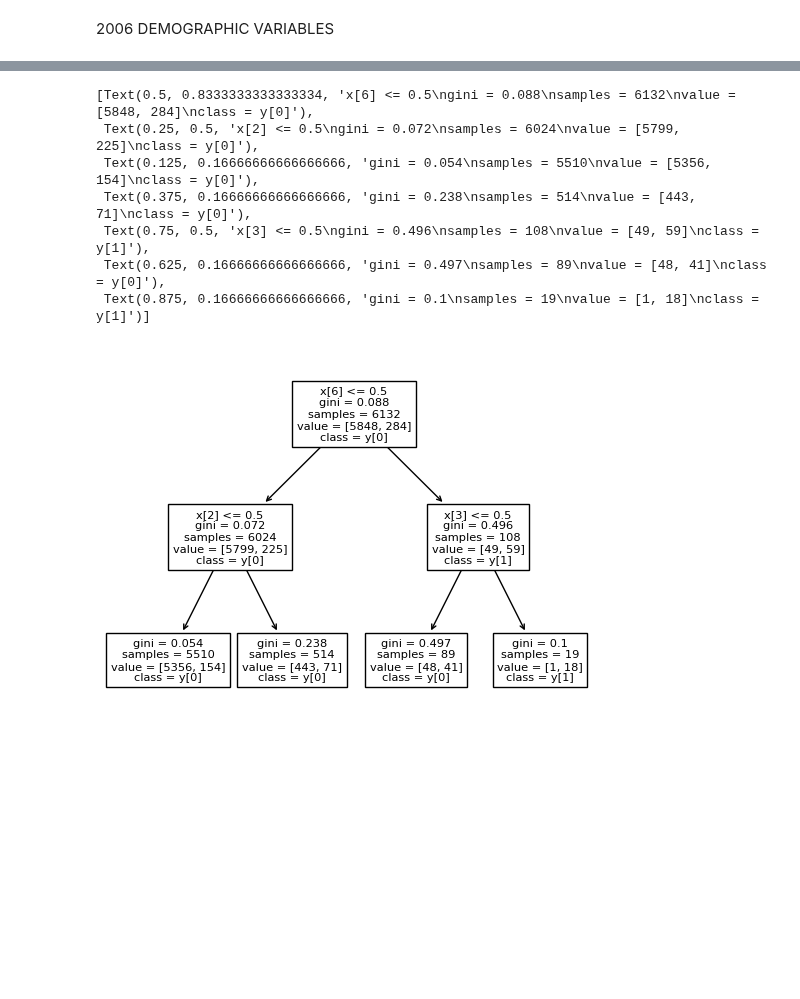
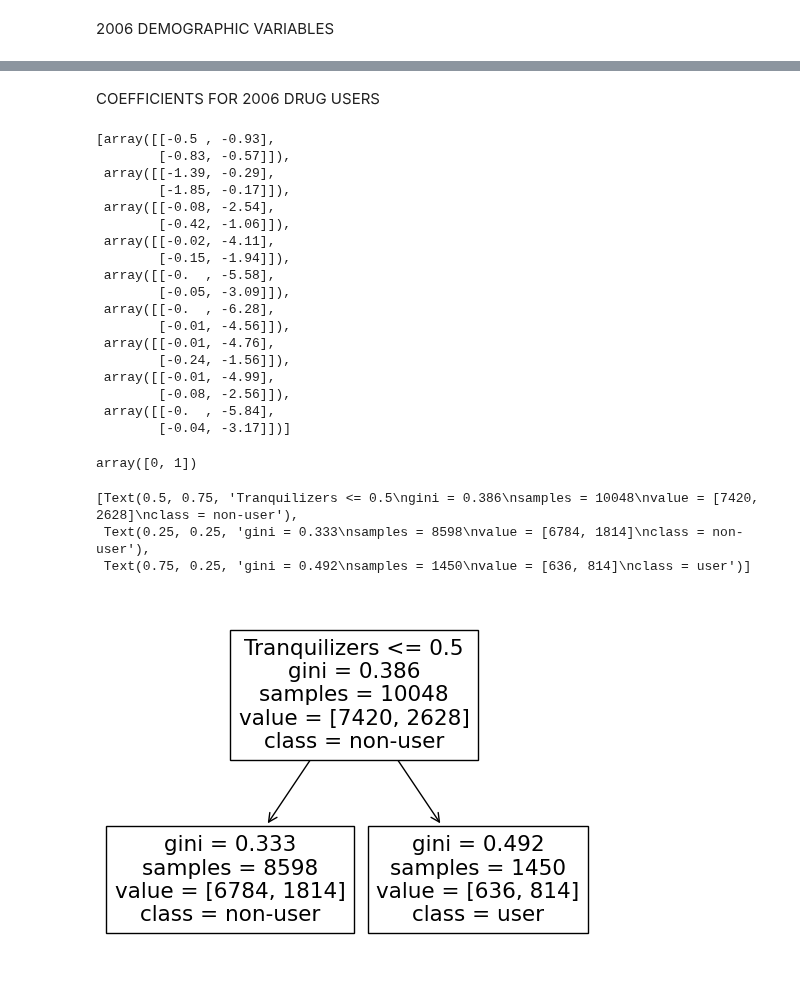
Before and after one commit to HotelTango314/dsa5900, a Jupyter notebook: NSDUH_Explore.ipynb, the cells around one changed output, grey strips where cells are left out. Drawn from its saved outputs; the diff is of its cells as text; code cells hidden in the pictures; blank space fills up the shorter version.

```diff
--- a/NSDUH_Explore.ipynb
+++ b/NSDUH_Explore.ipynb
@@ -767,0 +768,12 @@ dm_tw1_X['HEALTH2'] = dm_tw1_X_values[4]
+# %%
+du_six_X = du_six_X.astype('category')
+du_six_y = du_six_y.astype('category')
+
+dm_six_X = dm_six_X.astype('category')
+dm_six_y = dm_six_y.astype('category')
+
+du_tw1_X = du_tw1_X.astype('category')
+du_tw1_y = du_tw1_y.astype('category')
+
+dm_tw1_X = dm_tw1_X.astype('category')
+dm_tw1_y = dm_tw1_y.astype('category')
@@ -792,23 +823,24 @@ SETTING UP HYPERPARAMETER TUNING AND CROSS VALIDATION
 # %%
 #DECISION TREES
 #------------------------
-tree_parameters = {'criterion':('gini','entropy','log_loss'),
-                   'max_depth':[x for x in range(1,11)],
-                   'max_features':[None,'sqrt','log2']}
+tree_parameters = { #'ccp_alpha':[0,.001,.002,.003,.004,.005,.010,.015,.020,.025,.030,.035],
+                  'max_depth':[None,1,3,5,10,15],
+                  'min_samples_leaf':[1,5,10,15,20]
+                  }
 dtree = tree.DecisionTreeClassifier()
 tree_hpt = GridSearchCV(dtree,tree_parameters,scoring=('f1'))
 
 #BAYES CLASSIFIER
 #------------------------
-bayes_parameters = {'alpha':[0,.01,.02,.03,.04,.05,.06,.07,.08,.09,1.0]
+bayes_parameters = {'fit_prior':[True,False]
                    }
-bayes = MultinomialNB(force_alpha=True)
+bayes = CategoricalNB()
 bayes_hpt = GridSearchCV(bayes,bayes_parameters,scoring=('f1'))
 
 #LOGISTIC REGRESSION
 #------------------------
-logit_parameters = {'solver':['lbfgs','liblinear'],
-                    'C':[1,10,20,50]}
+logit_parameters = {#'solver':['lbfgs','liblinear'],
+                    'tol':[.0001,.001,.01,.1]}
 logit = LogisticRegression()
 logit_hpt = GridSearchCV(logit,logit_parameters,scoring=('f1'))
 # %%
@@ -1032,10 +1039,13 @@ RocCurveDisplay.from_estimator(dm_six_logit_final,dm_six_testX,dm_six_testy)
 # %%
 #2021 Drug Use dtree
-du_tw1_tree_final = tree.DecisionTreeClassifier(criterion='gini',max_depth=1,max_features=None)
+du_tw1_tree_final = tree.DecisionTreeClassifier(max_depth=1)
+#du_tw1_tree_final = tree.DecisionTreeClassifier()
 du_tw1_tree_final.fit(du_tw1_trainX,du_tw1_trainy)
 du_tw1_tree_predy = du_tw1_tree_final.predict(du_tw1_testX)
 
+du_tw1_tree_cf = confusion_matrix(du_tw1_testy,du_tw1_tree_predy)
 du_tw1_tree_f1 = f1_score(du_tw1_testy,du_tw1_tree_predy)
 
+print(du_tw1_tree_cf)
 print(f"f1_score: {np.round(du_tw1_tree_f1,4)}")
 # %% [output]
@@ -1144,0 +1163,27 @@ recall_score(du_six_testy,du_six_testy_pred)
+# %% [markdown]
+COEFFICIENTS FOR 2006 DRUG USERS
+# %%
+du_six_bayes_final.feature_log_prob_
+# %% [output]
+[array([[-0.5 , -0.93],
+        [-0.83, -0.57]]),
+ array([[-1.39, -0.29],
+        [-1.85, -0.17]]),
+ array([[-0.08, -2.54],
+        [-0.42, -1.06]]),
+ array([[-0.02, -4.11],
+        [-0.15, -1.94]]),
+ array([[-0.  , -5.58],
+        [-0.05, -3.09]]),
+ array([[-0.  , -6.28],
+        [-0.01, -4.56]]),
+ array([[-0.01, -4.76],
+        [-0.24, -1.56]]),
+ array([[-0.01, -4.99],
+        [-0.08, -2.56]]),
+ array([[-0.  , -5.84],
+        [-0.04, -3.17]])]
+# %%
+du_six_bayes_final.classes_
+# %% [output]
+array([0, 1])
@@ -1145,11 +1197,9 @@ recall_score(du_six_testy,du_six_testy_pred)
 # %%
-tree.plot_tree(clf,class_names=True)
+tree.plot_tree(du_tw1_tree_final,
+               class_names=['non-user','user'],
+              feature_names=['Tobacco','Alcohol','Marijuana','Cocaine','Hallucinogens','Inhalants','Tranquilizers','Stimulants','Sedatives'])
 # %% [output]
-[Text(0.5, 0.8333333333333334, 'x[6] <= 0.5\ngini = 0.088\nsamples = 6132\nvalue = [5848, 284]\nclass = y[0]'),
- Text(0.25, 0.5, 'x[2] <= 0.5\ngini = 0.072\nsamples = 6024\nvalue = [5799, 225]\nclass = y[0]'),
- Text(0.125, 0.16666666666666666, 'gini = 0.054\nsamples = 5510\nvalue = [5356, 154]\nclass = y[0]'),
- Text(0.375, 0.16666666666666666, 'gini = 0.238\nsamples = 514\nvalue = [443, 71]\nclass = y[0]'),
- Text(0.75, 0.5, 'x[3] <= 0.5\ngini = 0.496\nsamples = 108\nvalue = [49, 59]\nclass = y[1]'),
- Text(0.625, 0.16666666666666666, 'gini = 0.497\nsamples = 89\nvalue = [48, 41]\nclass = y[0]'),
- Text(0.875, 0.16666666666666666, 'gini = 0.1\nsamples = 19\nvalue = [1, 18]\nclass = y[1]')]
+[Text(0.5, 0.75, 'Tranquilizers <= 0.5\ngini = 0.386\nsamples = 10048\nvalue = [7420, 2628]\nclass = non-user'),
+ Text(0.25, 0.25, 'gini = 0.333\nsamples = 8598\nvalue = [6784, 1814]\nclass = non-user'),
+ Text(0.75, 0.25, 'gini = 0.492\nsamples = 1450\nvalue = [636, 814]\nclass = user')]
-[figure, old version]
+[figure, new version]
```
Also changed, not shown: parts of 65 cells of this notebook, 3 other files.
